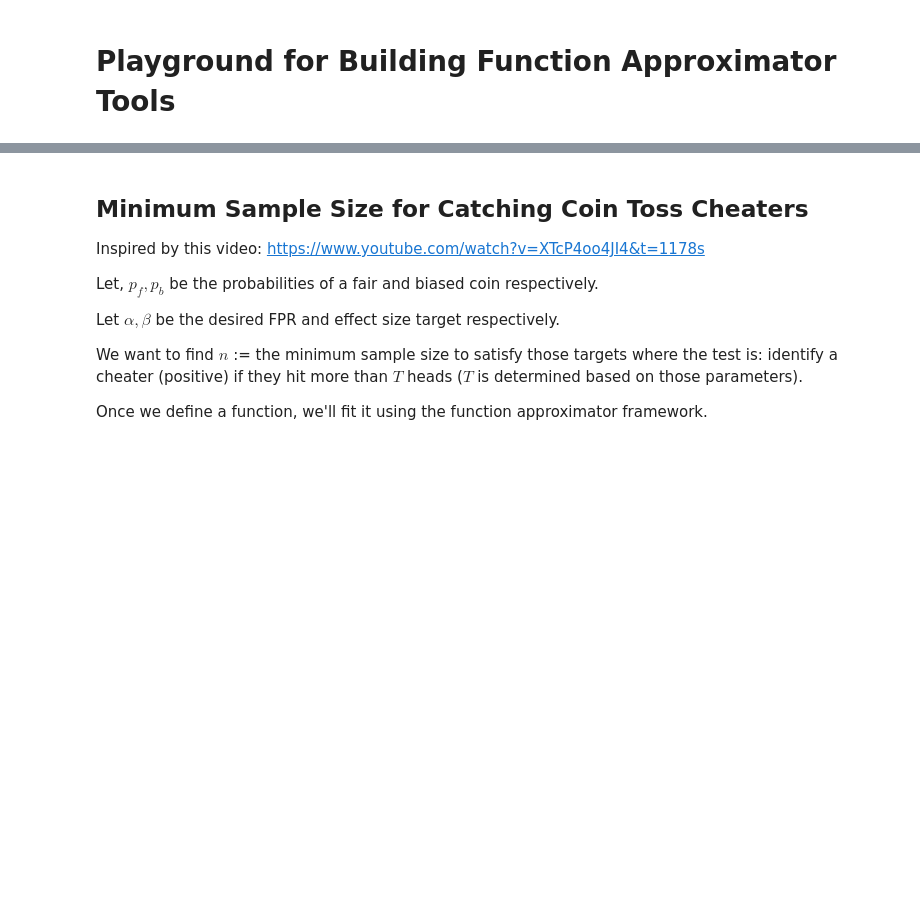
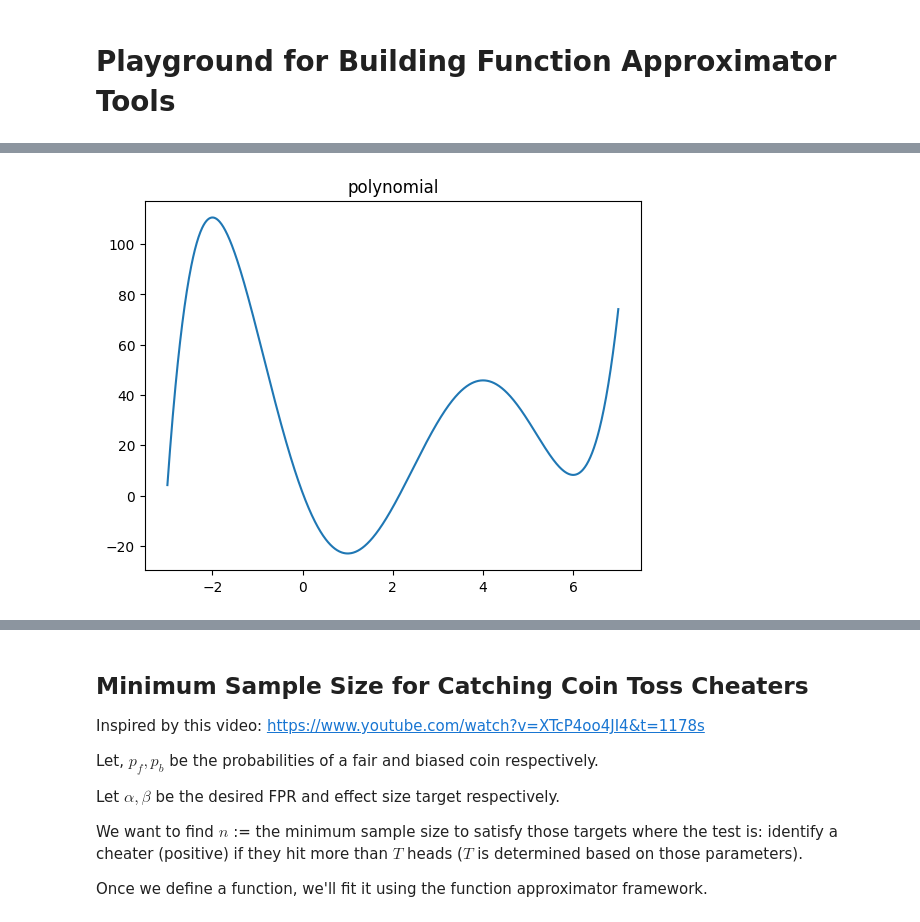
Before and after one commit to SirjanK/function-approximator, a Jupyter notebook: Playground.ipynb, the cells around one changed output, grey strips where cells are left out. Drawn from its saved outputs; the diff is of its cells as text; code cells hidden in the pictures; blank space fills up the shorter version.

Commit message:
WIP - interesting findings on polynomial fitting

```diff
--- a/Playground.ipynb
+++ b/Playground.ipynb
@@ -20,0 +34,14 @@ We fit a sinusoidal of a polynomial on one variable to observe how well our fitt
+# %%
+def polynomial(x: float) -> float:
+    return 0.2 * x ** 5 - 9 / 4 * x ** 4 + 4 * x ** 3 + 22 * x ** 2 - 48 * x + 1
+# %%
+def plot_fn(fn: Callable, x_min: float, x_max: float) -> None:
+    x = np.linspace(x_min, x_max, 1000)
+    y = [fn(i) for i in x]
+    plt.plot(x, y)
+    plt.title(fn.__name__)
+    plt.show()
+# %%
+plot_fn(polynomial, -3, 7)
+# %% [output]
+[figure, added]
```
Also changed, not shown: parts of 13 cells of this notebook, 2 other files.
